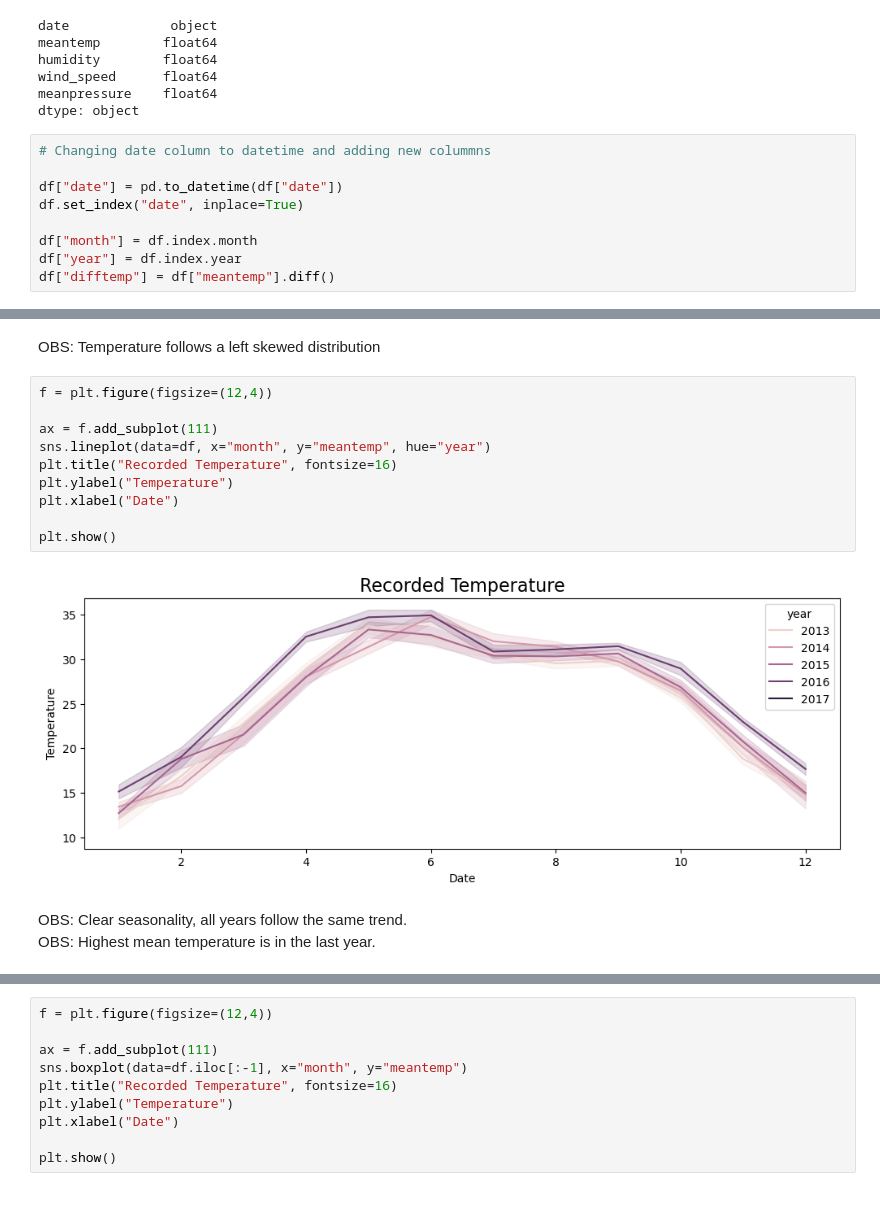
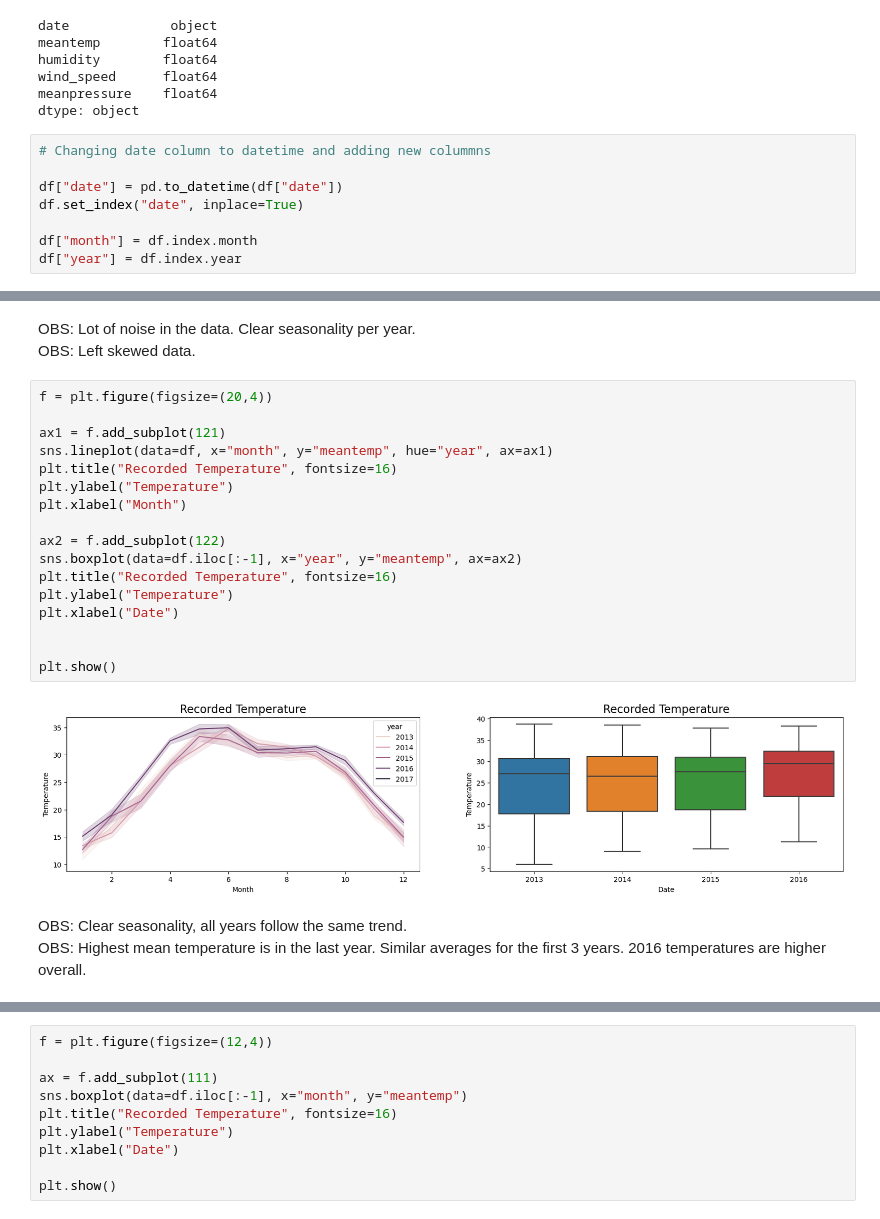
Before and after one commit to sasotomayor/anomaly-detection-temperatures, a Jupyter notebook: time-series-analysis.ipynb, the cells around one changed output, grey strips where cells are left out. Cells and saved outputs as stored; diff of their text form.

```diff
--- a/time-series-analysis.ipynb
+++ b/time-series-analysis.ipynb
@@ -46,4 +47,3 @@ df.set_index("date", inplace=True)
 
 df["month"] = df.index.month
 df["year"] = df.index.year
-df["difftemp"] = df["meantemp"].diff()
@@ -88,17 +71,25 @@ plt.show()
-# %% [markdown]
-OBS: Temperature follows a left skewed distribution
+# %% [markdown]
+OBS: Lot of noise in the data. Clear seasonality per year.
+OBS: Left skewed data.
 # %%
-f = plt.figure(figsize=(12,4))
+f = plt.figure(figsize=(20,4))
 
-ax = f.add_subplot(111)
-sns.lineplot(data=df, x="month", y="meantemp", hue="year")
+ax1 = f.add_subplot(121)
+sns.lineplot(data=df, x="month", y="meantemp", hue="year", ax=ax1)
+plt.title("Recorded Temperature", fontsize=16)
+plt.ylabel("Temperature")
+plt.xlabel("Month")
+
+ax2 = f.add_subplot(122)
+sns.boxplot(data=df.iloc[:-1], x="year", y="meantemp", ax=ax2)
 plt.title("Recorded Temperature", fontsize=16)
 plt.ylabel("Temperature")
 plt.xlabel("Date")
 
+
 plt.show()
 # %% [output]
-[figure, old version]
+[figure, new version]
 # %% [markdown]
 OBS: Clear seasonality, all years follow the same trend.
-OBS: Highest mean temperature is in the last year.
+OBS: Highest mean temperature is in the last year. Similar averages for the first 3 years. 2016 temperatures are higher overall.
```
Also changed, not shown: parts of 60 cells of this notebook.
